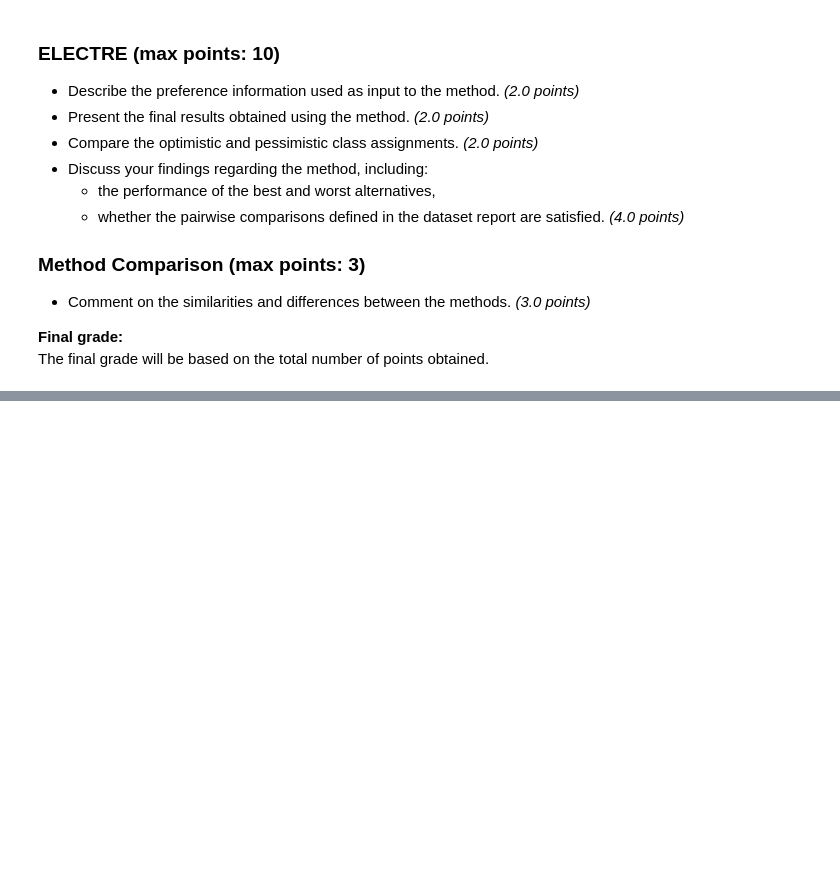
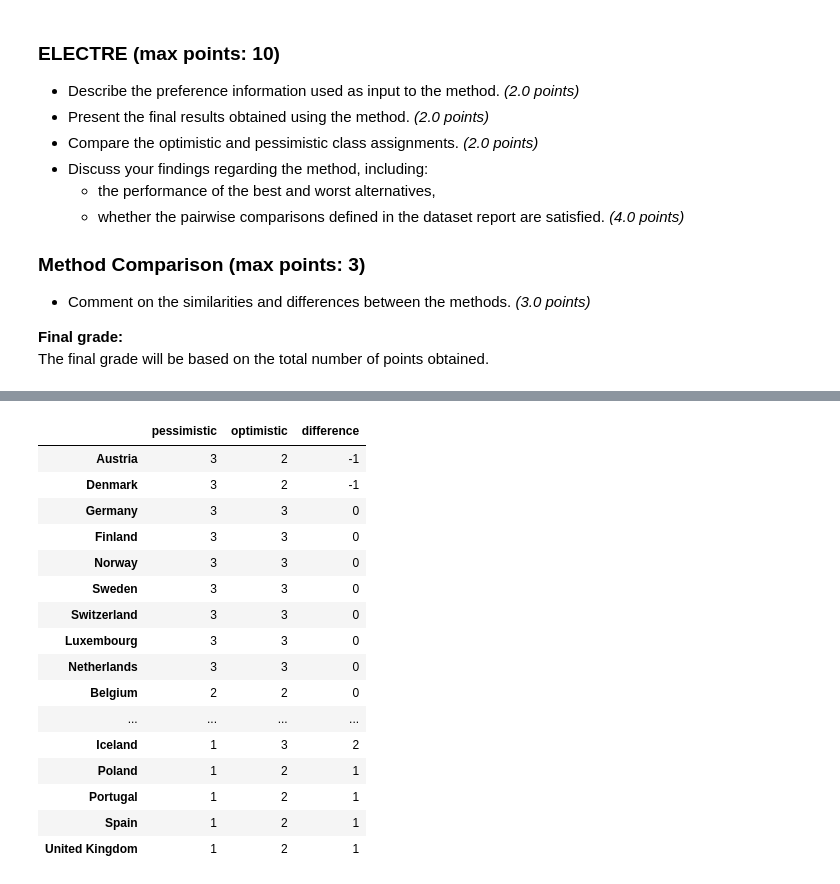
Before and after one commit to jesiekjakub/-DA6-Decision-Analysis, a Jupyter notebook: Project-3-Promethee-Electre/Electre-exercises/06_electre_tri.ipynb, the cells around one changed output, grey strips where cells are left out. Drawn from its saved outputs; the diff is of its cells as text; code cells hidden in the pictures; blank space fills up the shorter version.

```diff
--- a/Project-3-Promethee-Electre/Electre-exercises/06_electre_tri.ipynb
+++ b/Project-3-Promethee-Electre/Electre-exercises/06_electre_tri.ipynb
@@ -492,0 +582,14 @@ The final grade will be based on the total number of points obtained.
+# %%
+marginal_concordance = calculate_marginal_concordance_matrix(dataset, boundary_profiles, preference_information)
+comprehensive_concordance = calculate_comprehensive_concordance_matrix(marginal_concordance, preference_information)
+
+marginal_discordance = calculate_marginal_discordance_matrix(
+    dataset,
+    boundary_profiles,
+    preference_information,
+    preference_information,
+    preference_information
+)
+
+credibility = calculate_credibility_index(comprehensive_concordance, marginal_discordance)
+outranking = calculate_outranking_relation_matrix(credibility, credibility_threshold)
@@ -492,0 +622,19 @@ The final grade will be based on the total number of points obtained.
+# %%
+def build_relation_df(outranking_matrix, alternatives, profiles):
+    relations = pd.DataFrame(index=alternatives, columns=profiles, dtype=str)
+    for i in range(len(alternatives)):
+        for j in range(len(profiles)):
+            a_out_b = outranking_matrix[0, i, j]
+            b_out_a = outranking_matrix[1, i, j]
+            if a_out_b and b_out_a:
+                relations.iloc[i, j] = 'I'
+            elif a_out_b and not b_out_a:
+                relations.iloc[i, j] = '>'
+            elif not a_out_b and b_out_a:
+                relations.iloc[i, j] = '<'
+            else:
+                relations.iloc[i, j] = '?'
+    return relations
+
+relation_df = build_relation_df(outranking, dataset.index.tolist(), boundary_profiles.index.tolist())
+relation_df
@@ -492,0 +659,26 @@ The final grade will be based on the total number of points obtained.
+# %%
+pessimistic = calculate_pessimistic_assigment(relation_df)
+optimistic = calculate_optimistic_assigment(relation_df)
+
+results = pd.concat([pessimistic, optimistic], axis=1)
+results.columns = ['pessimistic', 'optimistic']
+results['difference'] = results['optimistic'] - results['pessimistic']
+results.sort_values('pessimistic', ascending=False)
+# %% [output]
+|  | pessimistic | optimistic | difference |
+| Austria | 3 | 2 | -1 |
+| Denmark | 3 | 2 | -1 |
+| Germany | 3 | 3 | 0 |
+| Finland | 3 | 3 | 0 |
+| Norway | 3 | 3 | 0 |
+| Sweden | 3 | 3 | 0 |
+| Switzerland | 3 | 3 | 0 |
+| Luxembourg | 3 | 3 | 0 |
+| Netherlands | 3 | 3 | 0 |
+| Belgium | 2 | 2 | 0 |
+| ... | ... | ... | ... |
+| Iceland | 1 | 3 | 2 |
+| Poland | 1 | 2 | 1 |
+| Portugal | 1 | 2 | 1 |
+| Spain | 1 | 2 | 1 |
+| United Kingdom | 1 | 2 | 1 |
```
Also changed, not shown: parts of 9 cells of this notebook, 5 other files.
